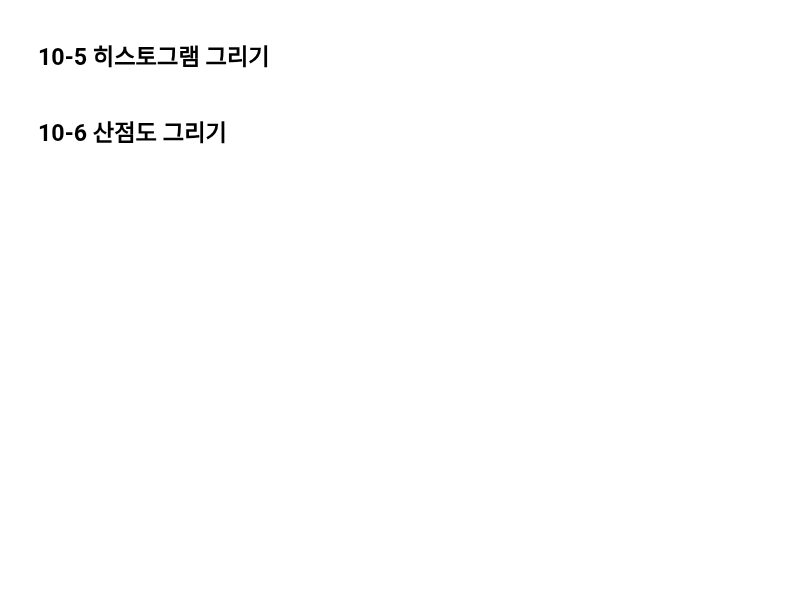
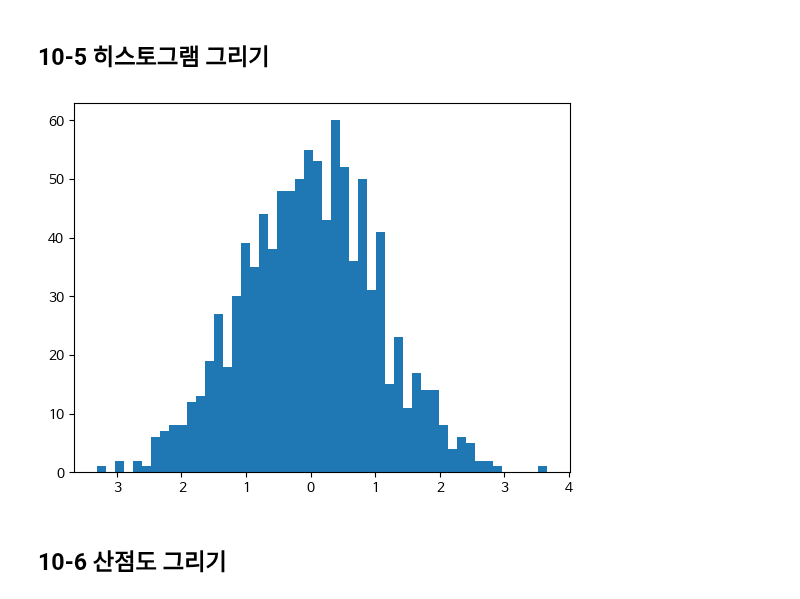
Before and after one commit to Nis4Newt/Data-Analysis-with-Open-Source, a Jupyter notebook: 오픈소스_데이터_분석_10강.ipynb, the cells around one changed output. Saved outputs shown, nothing was run; the diff lists cells and outputs as text; code cells hidden in the pictures; blank space fills up the shorter version.

```diff
--- a/오픈소스_데이터_분석_10강.ipynb
+++ b/오픈소스_데이터_분석_10강.ipynb
@@ -130,13 +135,16 @@ plt.show()
 # %%
 import matplotlib.pyplot as plt
 import numpy as np
 
 ## 데이터 생성 (정규 분포를 따르는 1000개의 난수)
 data = np.random.randn(1000)
 
 ## 히스토그램 그리기
+plt.hist(data, bins=50)
 
 plt.show()
+# %% [output]
+[figure, added]
 # %% [markdown]
 ## 10-6 산점도 그리기
 # %%
```
Also changed, not shown: parts of 5 cells of this notebook.
